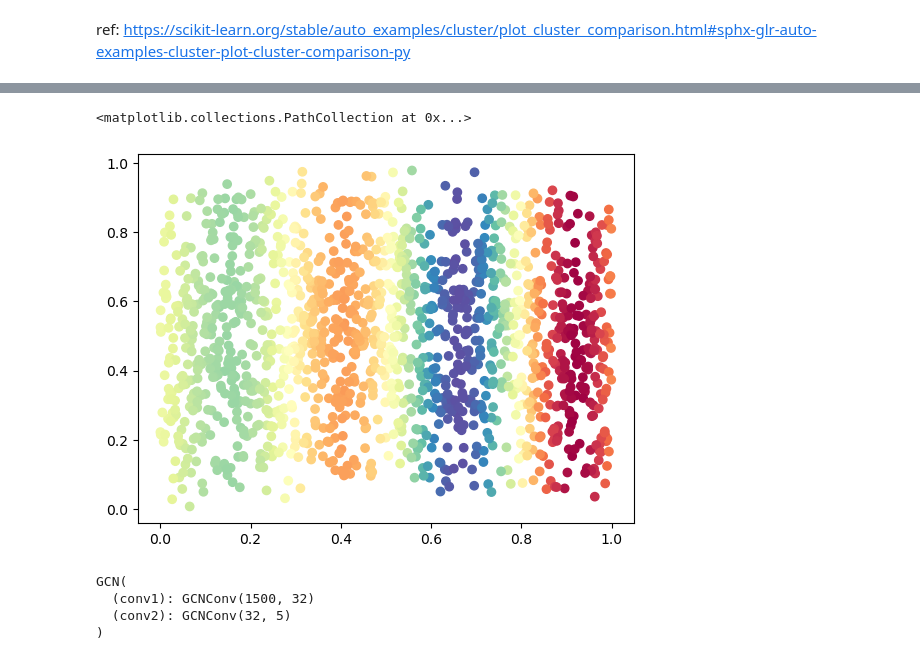
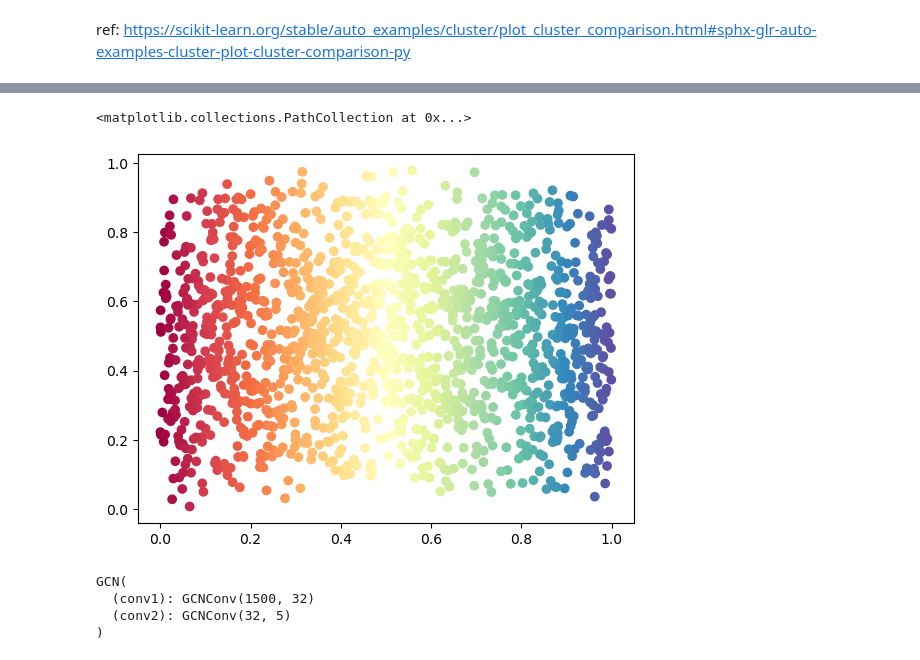
Before and after one commit to sowonjeong/GNN-Geometry, a Jupyter notebook: notebook/metric_evaluation.ipynb, the cells around one changed output, grey strips where cells are left out. Saved outputs shown, nothing was run; the diff lists cells and outputs as text; code cells hidden in the pictures.

```diff
--- a/notebook/metric_evaluation.ipynb
+++ b/notebook/metric_evaluation.ipynb
@@ -118,11 +138,11 @@ z = X[:,2]
 # %%
 perfect_embeddings = np.zeros((1500,2))
 perfect_embeddings[:,0] = t
 perfect_embeddings[:,1] = u
-plt.scatter(t, u, c = y , cmap ='Spectral')
+plt.scatter(t, u, c = t , cmap ='Spectral')
 # %% [output]
 <matplotlib.collections.PathCollection at 0x...>
-[figure, old version]
+[figure, new version]
 # %%
 import copy
 y = copy.deepcopy(t)
```
Also changed, not shown: parts of 10 cells of this notebook, 6 other files.
